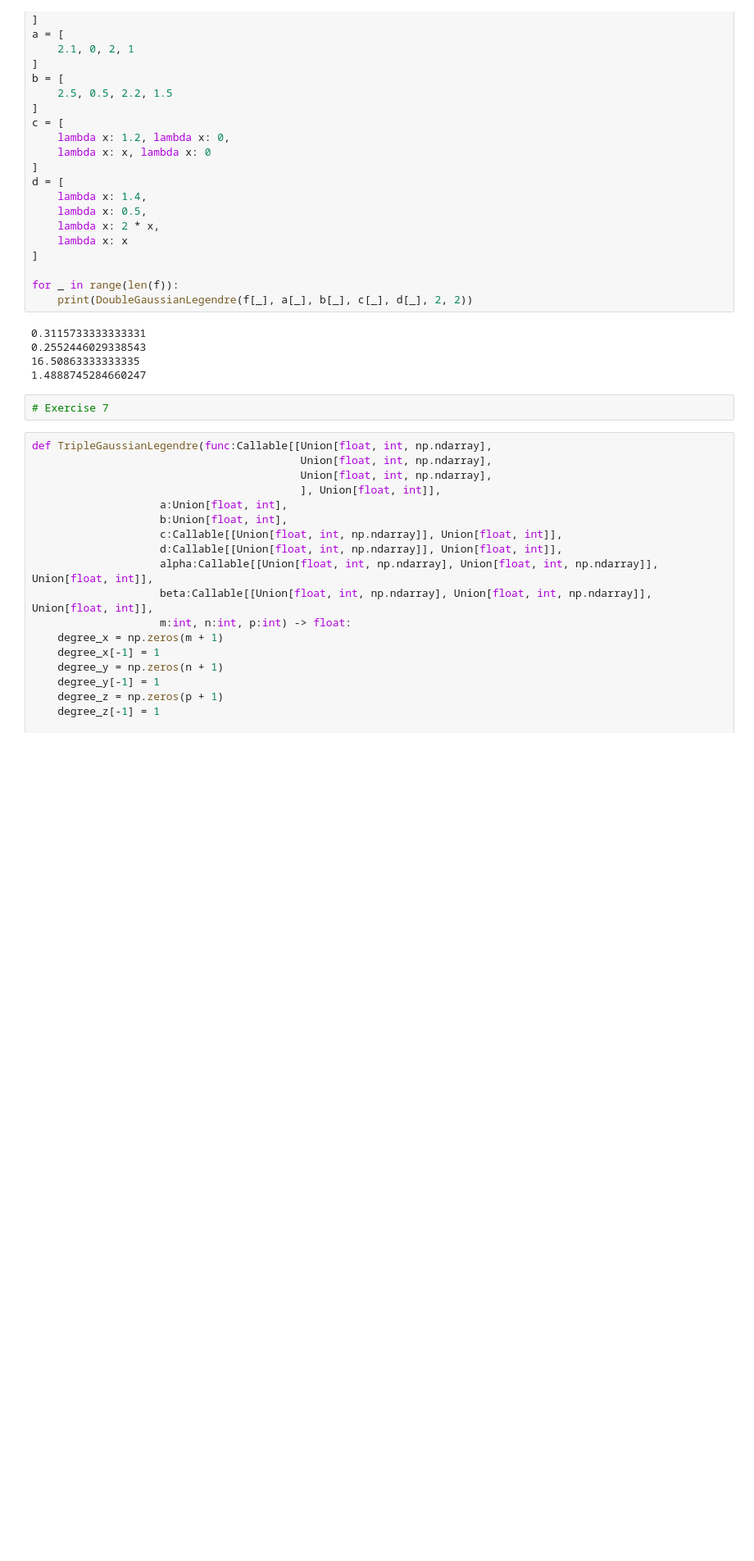
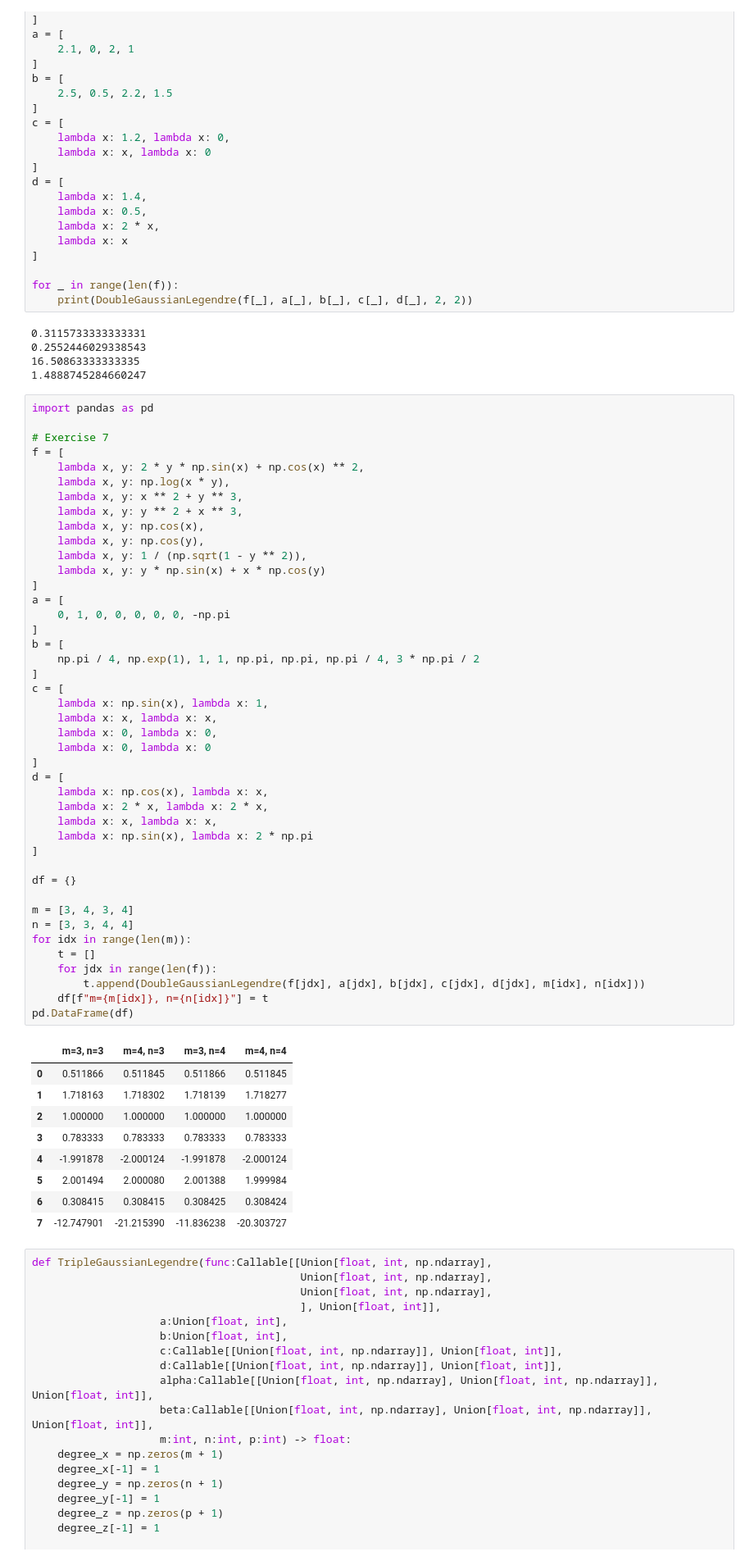
Before and after one commit to Haus226/numericAnalysis, a Jupyter notebook: Chapter 4.ipynb, the cells around one changed output. Shown at 82% size. Drawn from its saved outputs; the diff is of its cells as text; blank space fills up the shorter version.

```diff
--- a/Chapter 4.ipynb
+++ b/Chapter 4.ipynb
@@ -961,8 +961,59 @@ for _ in range(len(f)):
 0.2552446029338543
 16.50863333333335
 1.4888745284660247
-# %%
-# Exercise 7
+# %%
+import pandas as pd
+
+# Exercise 7
+f = [
+    lambda x, y: 2 * y * np.sin(x) + np.cos(x) ** 2,
+    lambda x, y: np.log(x * y),
+    lambda x, y: x ** 2 + y ** 3,
+    lambda x, y: y ** 2 + x ** 3,
+    lambda x, y: np.cos(x),
+    lambda x, y: np.cos(y),
+    lambda x, y: 1 / (np.sqrt(1 - y ** 2)),
+    lambda x, y: y * np.sin(x) + x * np.cos(y)
+]
+a = [
+    0, 1, 0, 0, 0, 0, 0, -np.pi
+]
+b = [
+    np.pi / 4, np.exp(1), 1, 1, np.pi, np.pi, np.pi / 4, 3 * np.pi / 2
+]
+c = [
+    lambda x: np.sin(x), lambda x: 1,
+    lambda x: x, lambda x: x,
+    lambda x: 0, lambda x: 0,
+    lambda x: 0, lambda x: 0
+]
+d = [
+    lambda x: np.cos(x), lambda x: x,
+    lambda x: 2 * x, lambda x: 2 * x,
+    lambda x: x, lambda x: x,
+    lambda x: np.sin(x), lambda x: 2 * np.pi
+]
+
+df = {}
+
+m = [3, 4, 3, 4]
+n = [3, 3, 4, 4]
+for idx in range(len(m)):
+    t = []
+    for jdx in range(len(f)):
+        t.append(DoubleGaussianLegendre(f[jdx], a[jdx], b[jdx], c[jdx], d[jdx], m[idx], n[idx]))
+    df[f"m={m[idx]}, n={n[idx]}"] = t
+pd.DataFrame(df)
+# %% [output]
+|  | m=3, n=3 | m=4, n=3 | m=3, n=4 | m=4, n=4 |
+| 0 | 0.511866 | 0.511845 | 0.511866 | 0.511845 |
+| 1 | 1.718163 | 1.718302 | 1.718139 | 1.718277 |
+| 2 | 1.000000 | 1.000000 | 1.000000 | 1.000000 |
+| 3 | 0.783333 | 0.783333 | 0.783333 | 0.783333 |
+| 4 | -1.991878 | -2.000124 | -1.991878 | -2.000124 |
+| 5 | 2.001494 | 2.000080 | 2.001388 | 1.999984 |
+| 6 | 0.308415 | 0.308415 | 0.308425 | 0.308424 |
+| 7 | -12.747901 | -21.215390 | -11.836238 | -20.303727 |
 # %%
 def TripleGaussianLegendre(func:Callable[[Union[float, int, np.ndarray],
                                           Union[float, int, np.ndarray],
```
